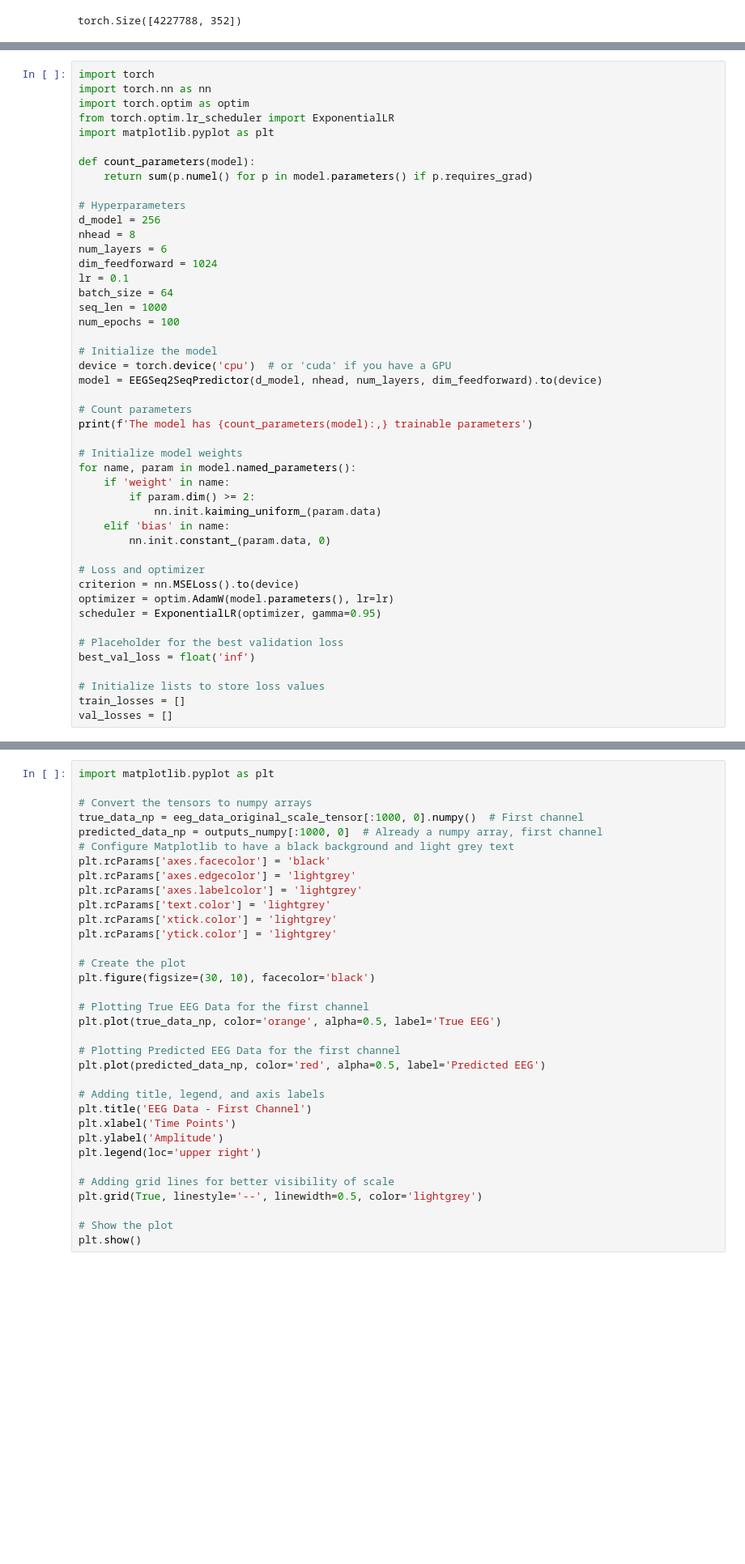
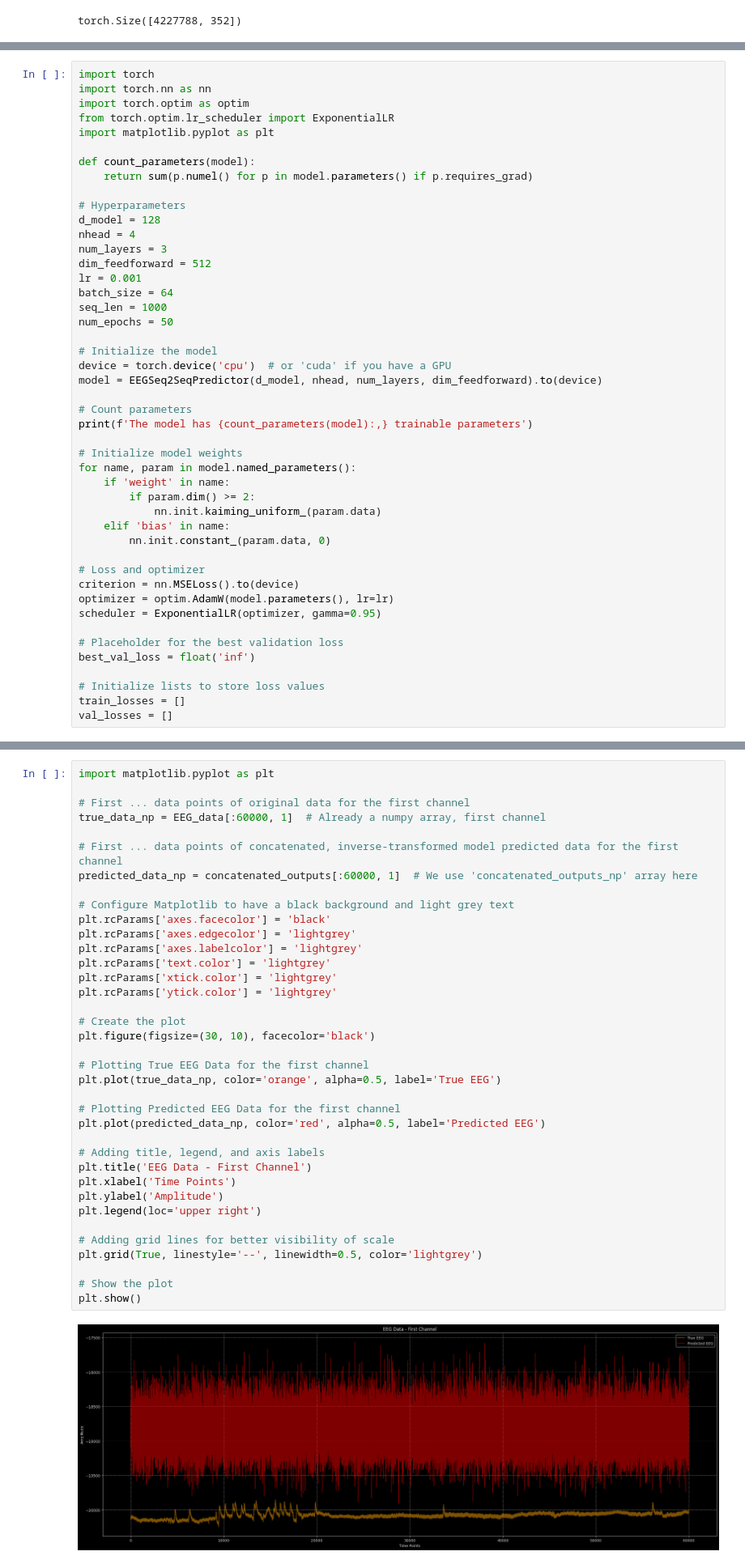
Before and after one commit to Metaverse-Crowdsource/Complete-Neural-Signal-Analysis, a Jupyter notebook: Neural Net.ipynb, the cells around one changed output, grey strips where cells are left out. Shown at 81% size. Cells and saved outputs as stored; diff of their text form; blank space fills up the shorter version.

```diff
--- a/Neural Net.ipynb
+++ b/Neural Net.ipynb
@@ -1428,14 +1470,14 @@ def count_parameters(model):
     return sum(p.numel() for p in model.parameters() if p.requires_grad)
 
 # Hyperparameters
-d_model = 256
-nhead = 8
-num_layers = 6
-dim_feedforward = 1024
-lr = 0.1
+d_model = 128
+nhead = 4
+num_layers = 3
+dim_feedforward = 512
+lr = 0.001
 batch_size = 64
 seq_len = 1000
-num_epochs = 100
+num_epochs = 50
 
 # Initialize the model
 device = torch.device('cpu')  # or 'cuda' if you have a GPU
@@ -1621,34 +1713,39 @@ print(pd.DataFrame(EEG_data[:2, :], columns=channel_names))
 # %%
 import matplotlib.pyplot as plt
 
-# Convert the tensors to numpy arrays
-true_data_np = eeg_data_original_scale_tensor[:1000, 0].numpy()  # First channel
-predicted_data_np = outputs_numpy[:1000, 0]  # Already a numpy array, first channel
+# First ... data points of original data for the first channel
+true_data_np = EEG_data[:60000, 1]  # Already a numpy array, first channel
+
+# First ... data points of concatenated, inverse-transformed model predicted data for the first channel
+predicted_data_np = concatenated_outputs[:60000, 1]  # We use 'concatenated_outputs_np' array here
+
 # Configure Matplotlib to have a black background and light grey text
 plt.rcParams['axes.facecolor'] = 'black'
 plt.rcParams['axes.edgecolor'] = 'lightgrey'
 plt.rcParams['axes.labelcolor'] = 'lightgrey'
 plt.rcParams['text.color'] = 'lightgrey'
 plt.rcParams['xtick.color'] = 'lightgrey'
 plt.rcParams['ytick.color'] = 'lightgrey'
 
 # Create the plot
 plt.figure(figsize=(30, 10), facecolor='black')
 
 # Plotting True EEG Data for the first channel
 plt.plot(true_data_np, color='orange', alpha=0.5, label='True EEG')
 
 # Plotting Predicted EEG Data for the first channel
 plt.plot(predicted_data_np, color='red', alpha=0.5, label='Predicted EEG')
 
 # Adding title, legend, and axis labels
 plt.title('EEG Data - First Channel')
 plt.xlabel('Time Points')
 plt.ylabel('Amplitude')
 plt.legend(loc='upper right')
 
 # Adding grid lines for better visibility of scale
 plt.grid(True, linestyle='--', linewidth=0.5, color='lightgrey')
 
 # Show the plot
 plt.show()
+# %% [output]
+[figure, added]
```
Also changed, not shown: parts of 18 cells of this notebook, 6 other files.
